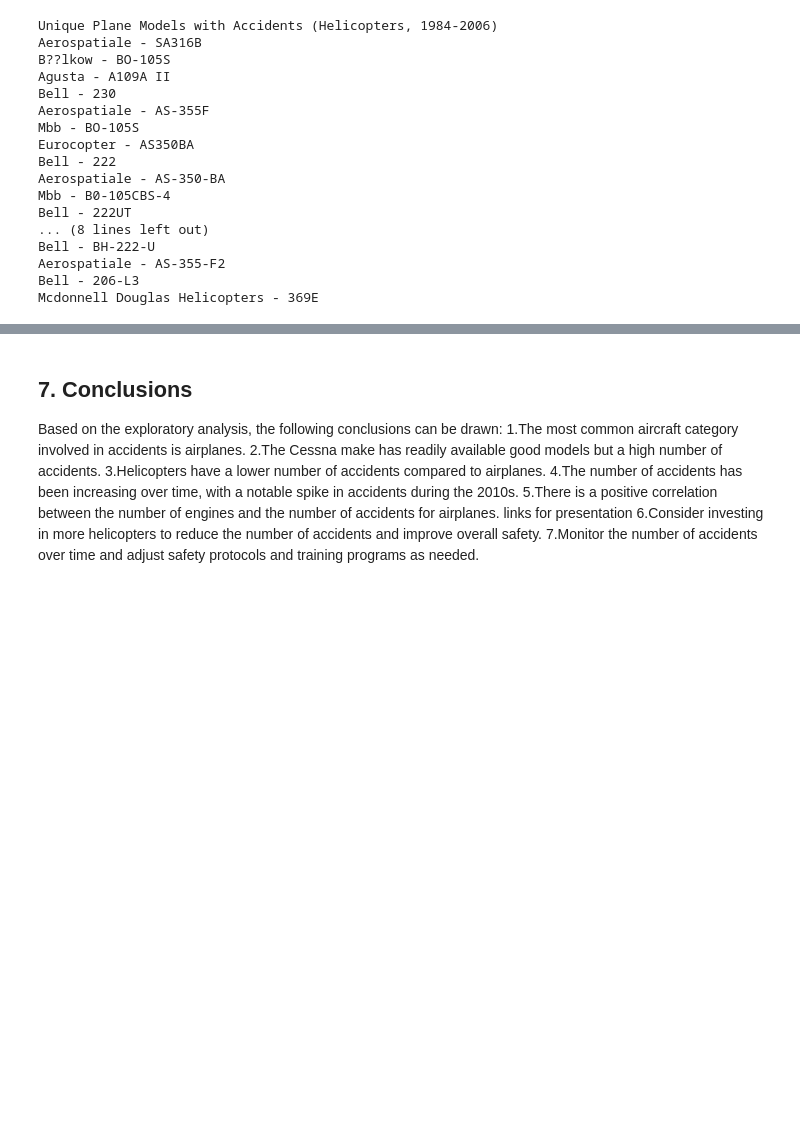
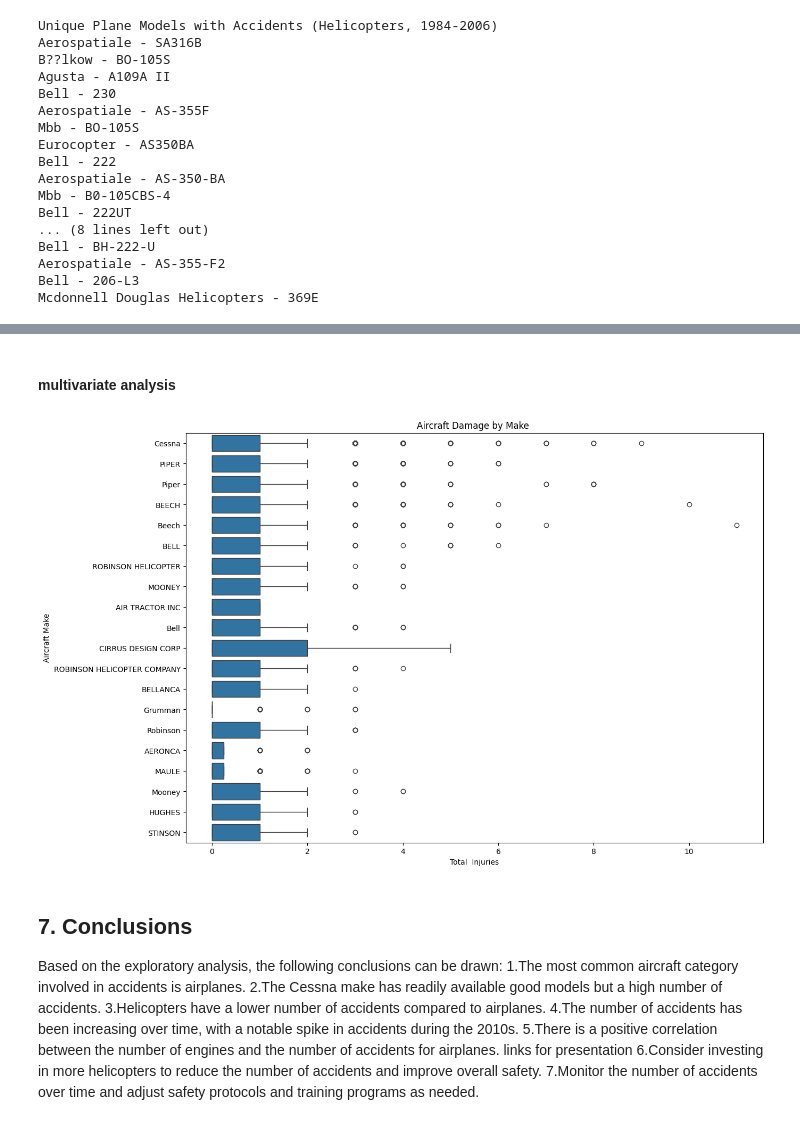
Before and after one commit to Kanyi254/Expanding-Into-Airlines-Project, a Jupyter notebook: index.ipynb, the cells around one changed output, grey strips where cells are left out. Cells and saved outputs as stored; diff of their text form; code cells hidden in the pictures; blank space fills up the shorter version.

```diff
--- a/index.ipynb
+++ b/index.ipynb
@@ -586,3 +649,15 @@ Mcdonnell Douglas Helicopters - 369E
+# %% [markdown]
+#### multivariate analysis
+# %%
+top_makes = aviation_df1['Make'].value_counts().nlargest(20).index
+fig, ax = plt.subplots(figsize=(14, 10))
+sns.boxplot(data=aviation_df1[aviation_df1['Make'].isin(top_makes)], y='Make', x='Injuries', order=top_makes, ax=ax)
+ax.set_title('Aircraft Damage by Make ')
+ax.set_xlabel('Total  Injuries')
+ax.set_ylabel('Aircraft Make')
+plt.show()
+# %% [output]
+[figure, added]
 # %% [markdown]
 ## 7. Conclusions
    Based on the exploratory analysis, the following conclusions can be drawn:
```
Also changed, not shown: parts of 11 cells of this notebook.
